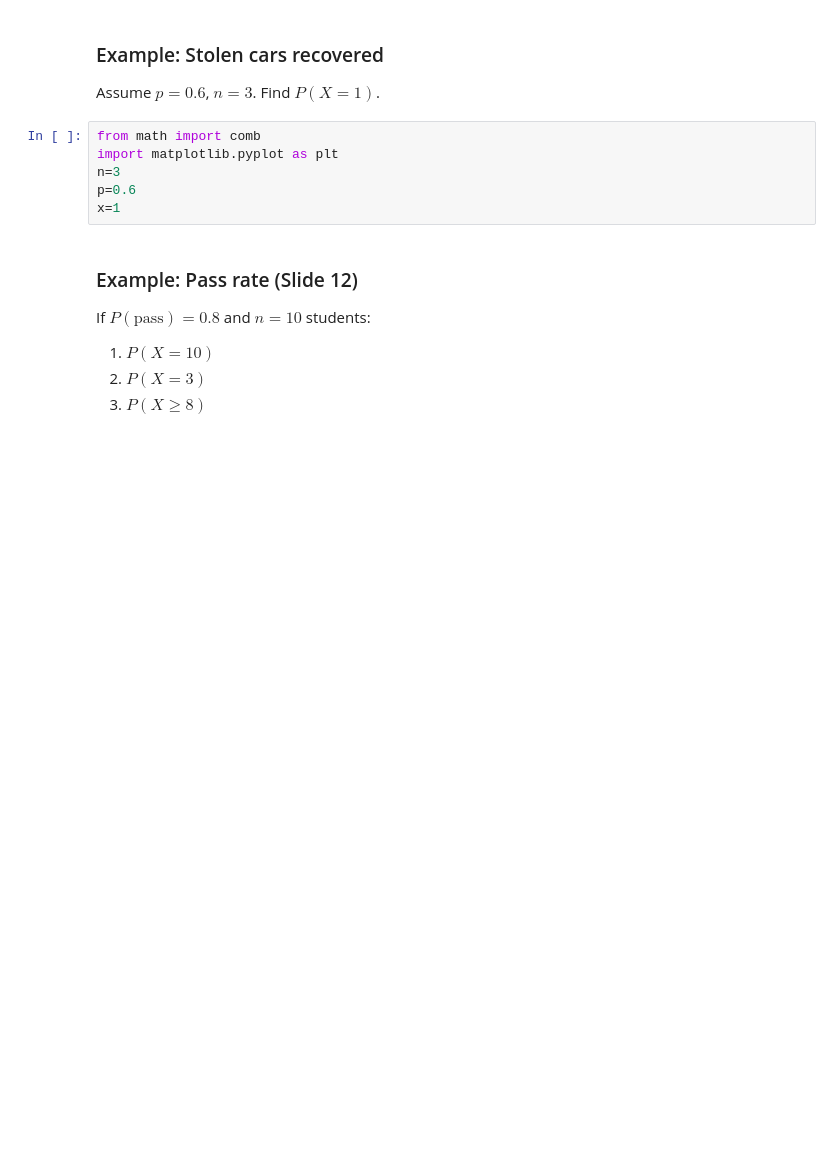
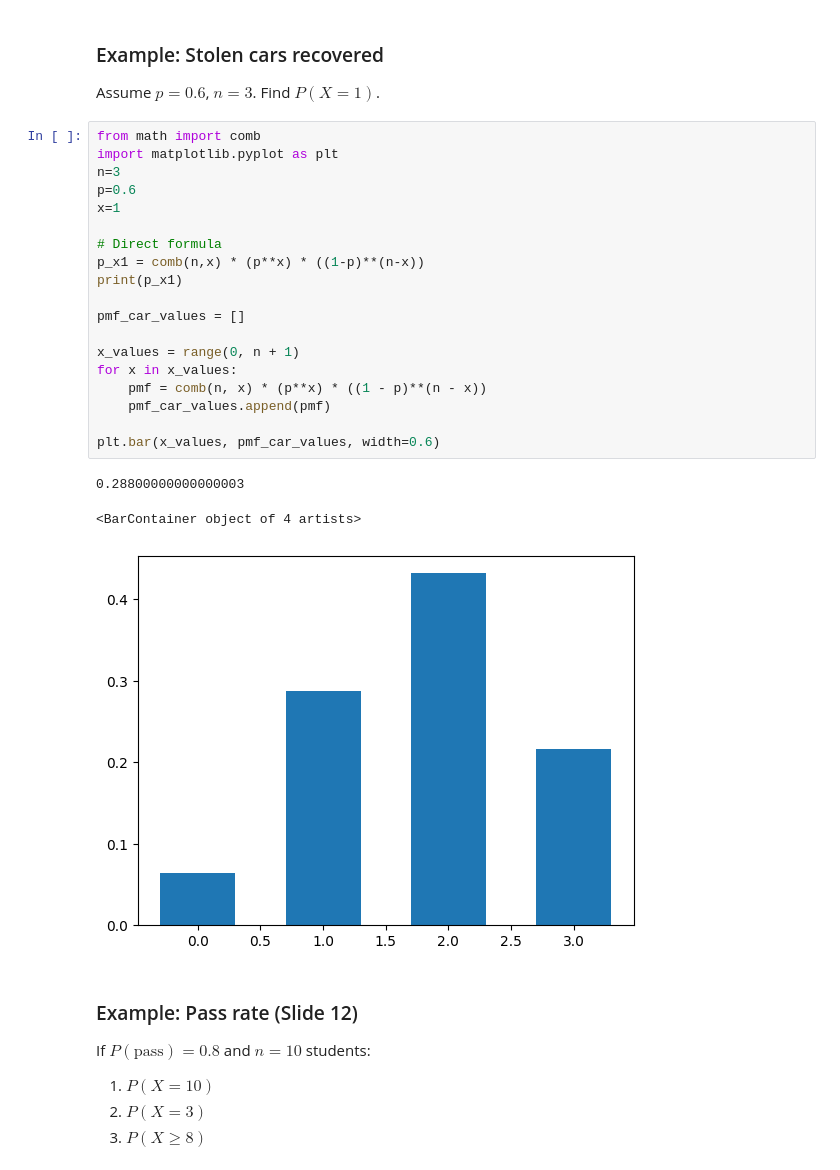
Before and after one commit to pleu/26s-engr0021, a Jupyter notebook: 2-class/Ch05.ipynb, the cells around one changed output. Cells and saved outputs as stored; diff of their text form; blank space fills up the shorter version.

```diff
--- a/2-class/Ch05.ipynb
+++ b/2-class/Ch05.ipynb
@@ -6,9 +6,26 @@ Assume $p=0.6$, $n=3$. Find $P(X=1)$.
 # %%
 from math import comb
 import matplotlib.pyplot as plt
 n=3
 p=0.6
 x=1
+
+# Direct formula
+p_x1 = comb(n,x) * (p**x) * ((1-p)**(n-x))
+print(p_x1)
+
+pmf_car_values = []
+
+x_values = range(0, n + 1)
+for x in x_values:
+    pmf = comb(n, x) * (p**x) * ((1 - p)**(n - x))
+    pmf_car_values.append(pmf)
+
+plt.bar(x_values, pmf_car_values, width=0.6)
+# %% [output]
+0.28800000000000003
+<BarContainer object of 4 artists>
+[figure, added]
 # %% [markdown]
 ### Example: Pass rate (Slide 12)
 If $P(\text{pass})=0.8$ and $n=10$ students:
```
Also changed, not shown: parts of 9 cells of this notebook, 2 other files.
